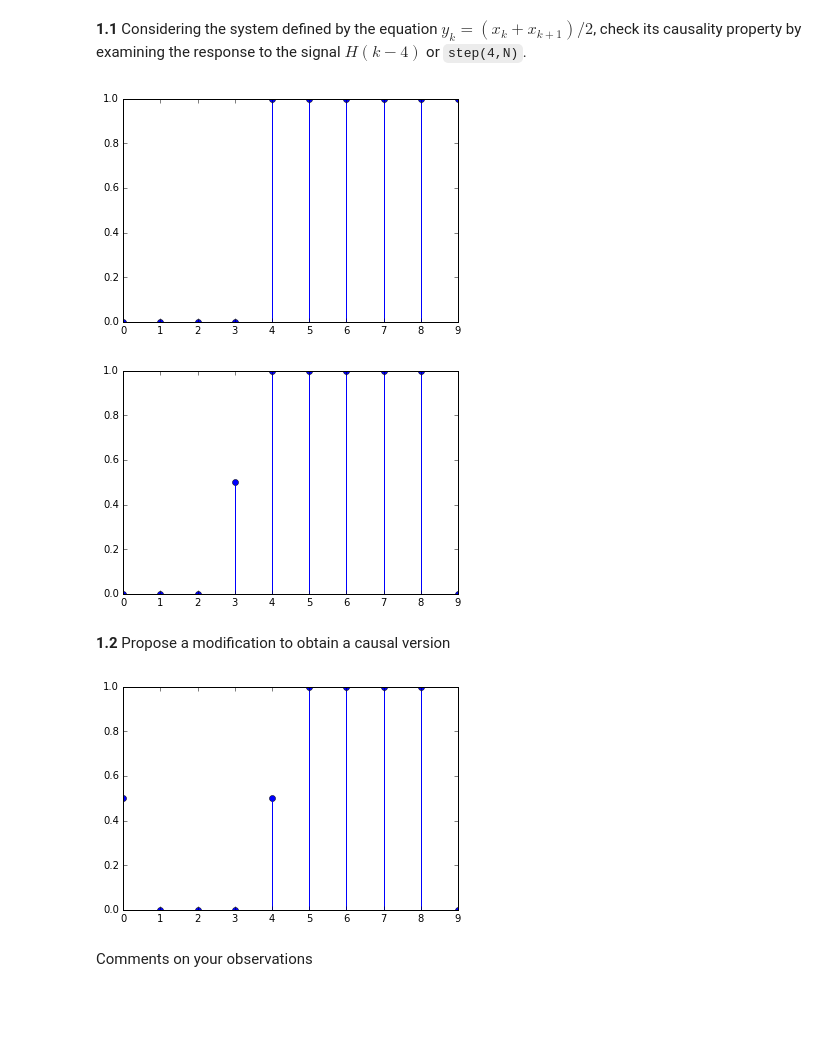
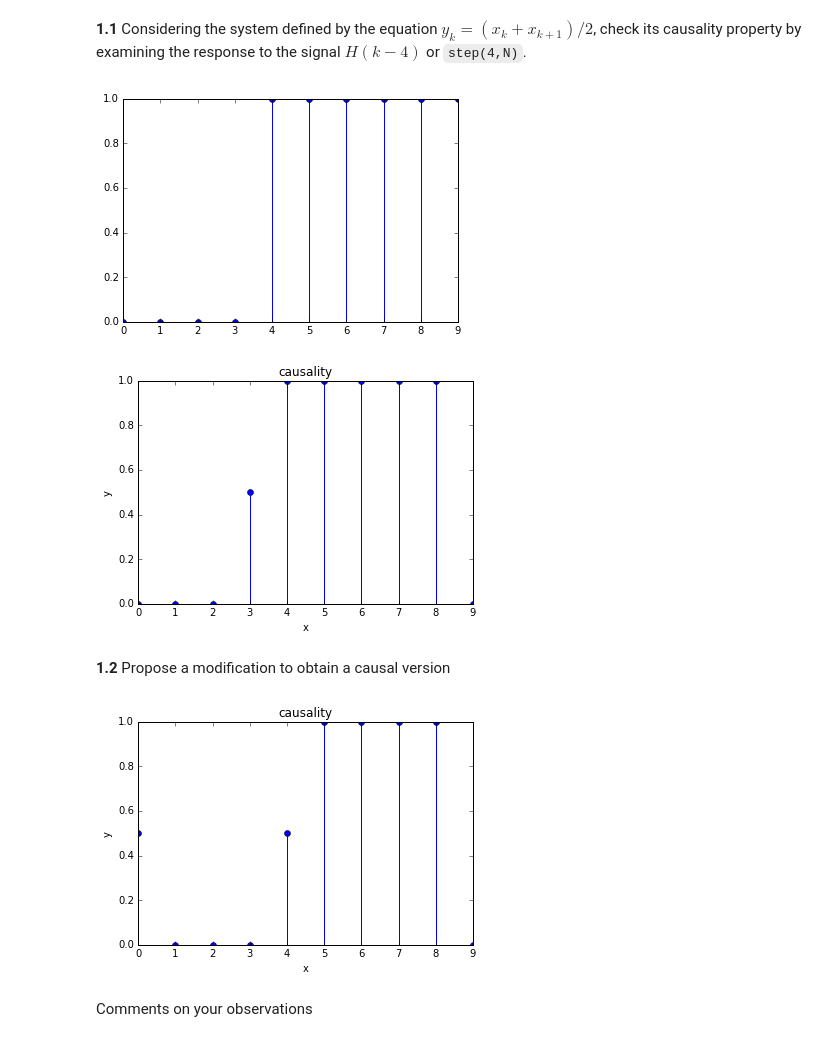
Before and after one commit to ctmengdi/DSP-TP-1617, a Jupyter notebook: Lab2/python/Lab2.ipynb, the cells around one changed output. Drawn from its saved outputs; the diff is of its cells as text; code cells hidden in the pictures; blank space fills up the shorter version.

```diff
--- a/Lab2/python/Lab2.ipynb
+++ b/Lab2/python/Lab2.ipynb
@@ -49,22 +55,25 @@ plt.plot(s)
 # %%
 N = 10
 x = np.zeros((N,))
 x[4:N] = 1;
 
 plt.figure()
 plt.stem(x)
 plt.show()
 
 y = np.zeros((N,))
 for i in range (0,N-1):
     y[i] = (x[i]+x[i+1])/2
 
 plt.figure()
 plt.stem(y)
+plt.xlabel('x')
+plt.ylabel('y')
+plt.title('causality')
 plt.show()
 # %% [output]
 [figure]
-[figure, old version]
+[figure, new version]
 # %% [markdown]
 **1.2** Propose a modification to obtain a causal version
 # %%
@@ -74,9 +83,12 @@ for i in range (0,N-1):
 
 plt.figure()
 plt.stem(y)
+plt.xlabel('x')
+plt.ylabel('y')
+plt.title('causality')
 plt.show()
 # %% [output]
-[figure, old version]
+[figure, new version]
 # %% [markdown]
 Comments on your observations
 # %% [markdown]
```
Also changed, not shown: parts of 10 cells of this notebook.
